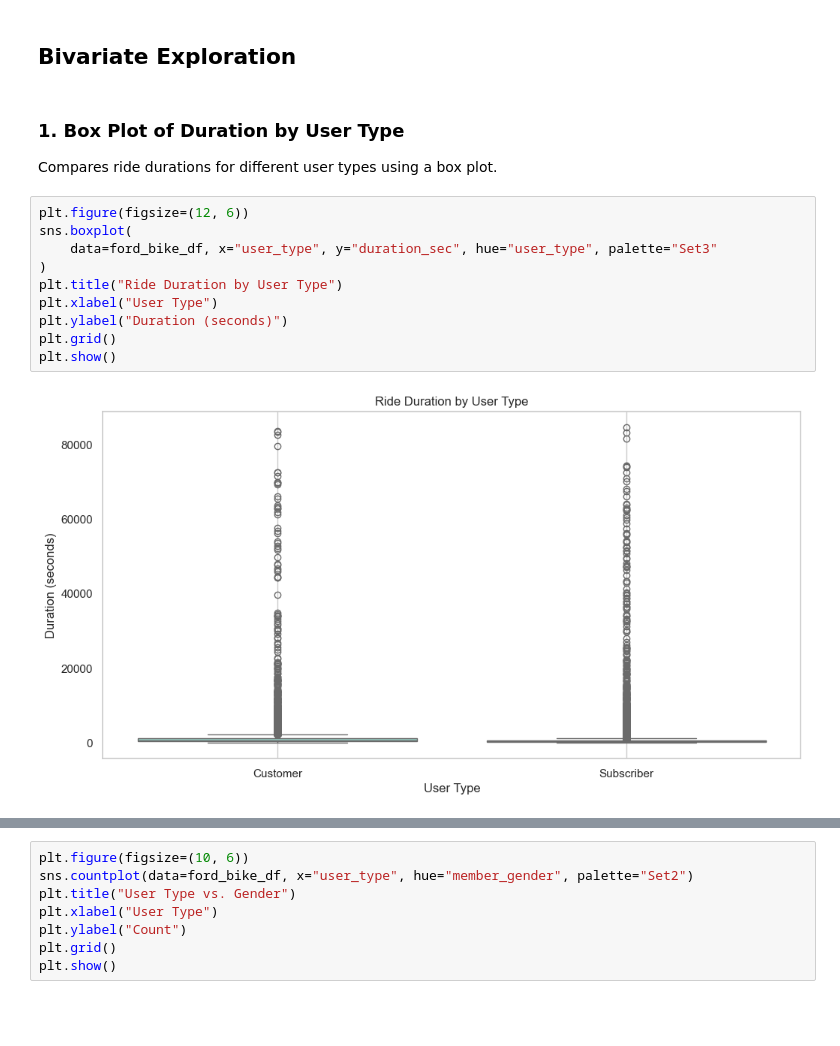
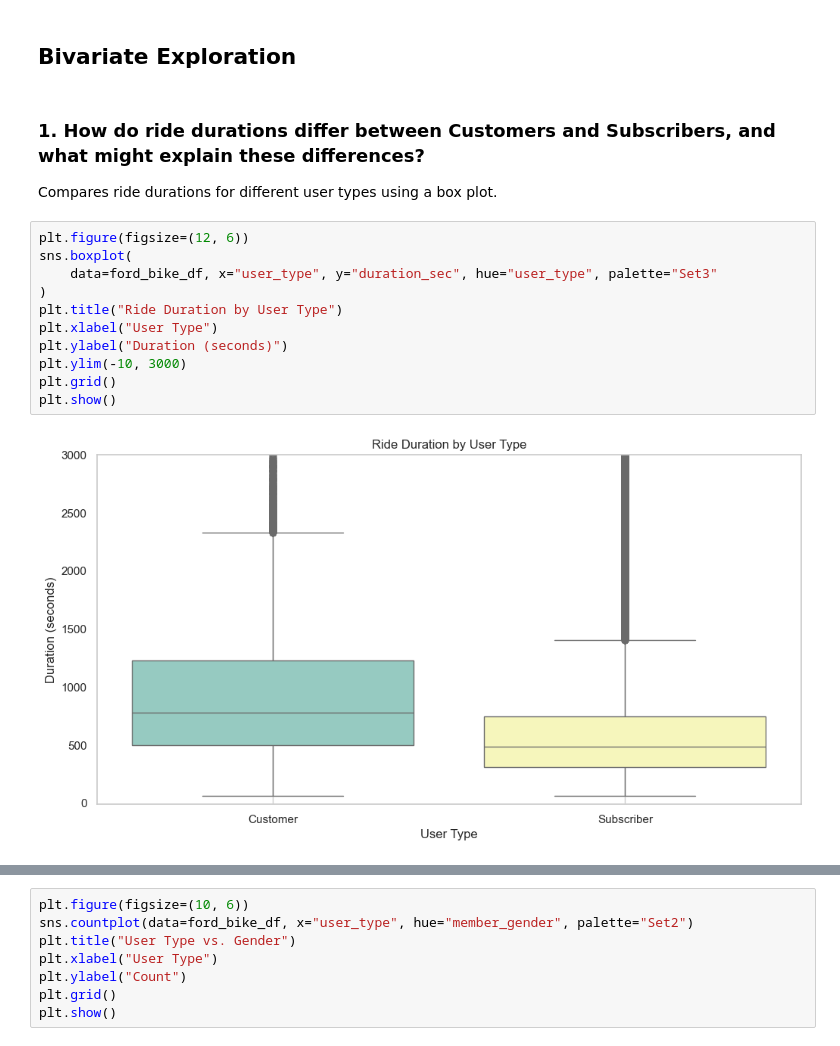
Before and after one commit to letrunglong/Ford-Go-Bike-System-Udacity, a Jupyter notebook: Part_I_exploration_template.ipynb, the cells around one changed output, grey strips where cells are left out. Cells and saved outputs as stored; diff of their text form; blank space fills up the shorter version.

```diff
--- a/Part_I_exploration_template.ipynb
+++ b/Part_I_exploration_template.ipynb
@@ -462,19 +462,20 @@ Unusual Distributions and Data Operations:
 # %% [markdown]
 ## Bivariate Exploration
 # %% [markdown]
-### 1. Box Plot of Duration by User Type
+### 1. How do ride durations differ between Customers and Subscribers, and what might explain these differences?
 
 Compares ride durations for different user types using a box plot.
 # %%
 plt.figure(figsize=(12, 6))
 sns.boxplot(
     data=ford_bike_df, x="user_type", y="duration_sec", hue="user_type", palette="Set3"
 )
 plt.title("Ride Duration by User Type")
 plt.xlabel("User Type")
 plt.ylabel("Duration (seconds)")
+plt.ylim(-10, 3000)
 plt.grid()
 plt.show()
 # %% [output]
-[figure, old version]
+[figure, new version]
 # %% [markdown]
```
Also changed, not shown: parts of 36 cells of this notebook, 4 other files.
